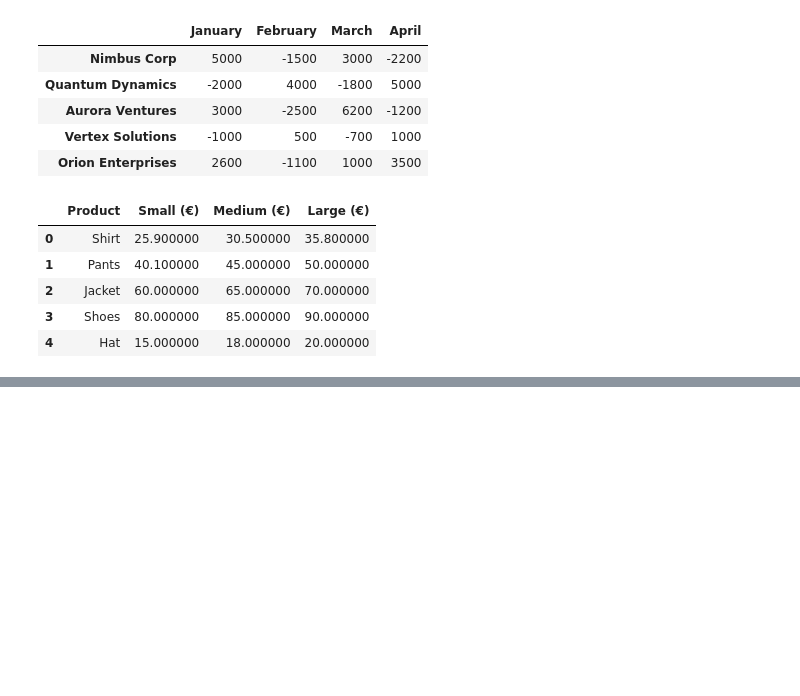
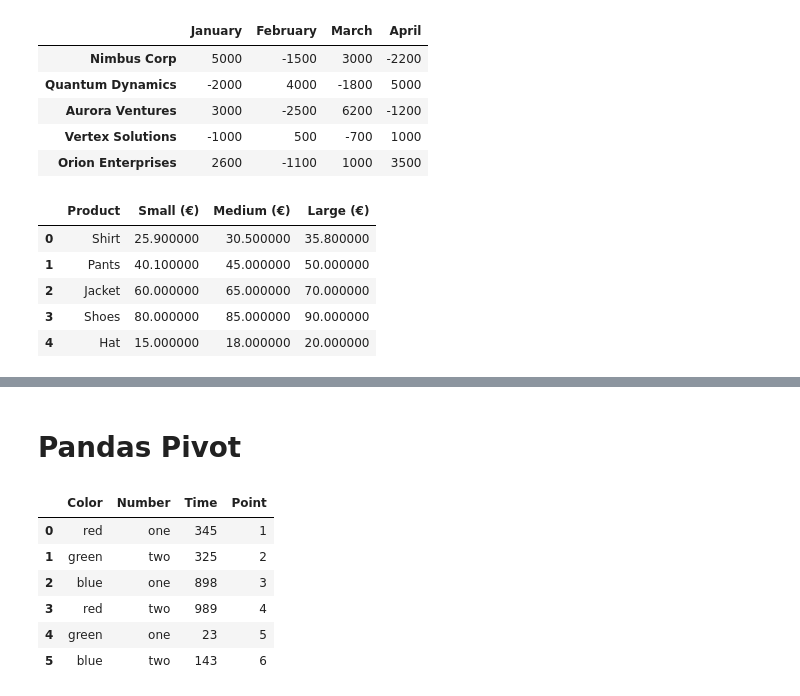
Before and after one commit to markoechevarria/math-to-ml, a Jupyter notebook: 8. Pandas.ipynb, the cells around one changed output, grey strips where cells are left out. Cells and saved outputs as stored; diff of their text form; code cells hidden in the pictures; blank space fills up the shorter version.

```diff
--- a/8. Pandas.ipynb
+++ b/8. Pandas.ipynb
@@ -1265,0 +1304,20 @@ styled_df
+# %% [markdown]
+# Pandas Pivot
+# %%
+data = {
+    'Color': ['red', 'green', 'blue', 'red', 'green', 'blue'],
+    'Number': ['one', 'two', 'one', 'two', 'one', 'two'],
+    'Time': [345, 325, 898, 989, 23, 143],
+    'Point': [1, 2, 3, 4, 5, 6]
+}
+
+df = pd.DataFrame(data)
+df
+# %% [output]
+|  | Color | Number | Time | Point |
+| 0 | red | one | 345 | 1 |
+| 1 | green | two | 325 | 2 |
+| 2 | blue | one | 898 | 3 |
+| 3 | red | two | 989 | 4 |
+| 4 | green | one | 23 | 5 |
+| 5 | blue | two | 143 | 6 |
```
Also changed, not shown: parts of 14 cells of this notebook, 1 other file.
